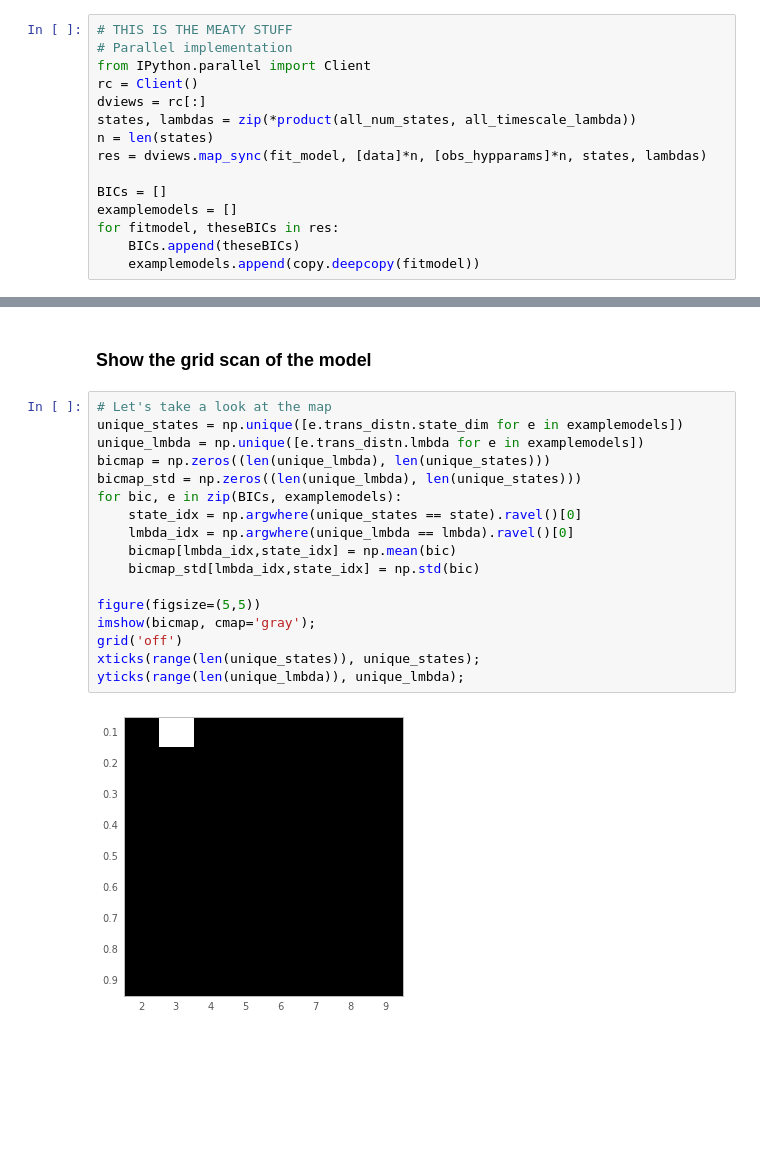
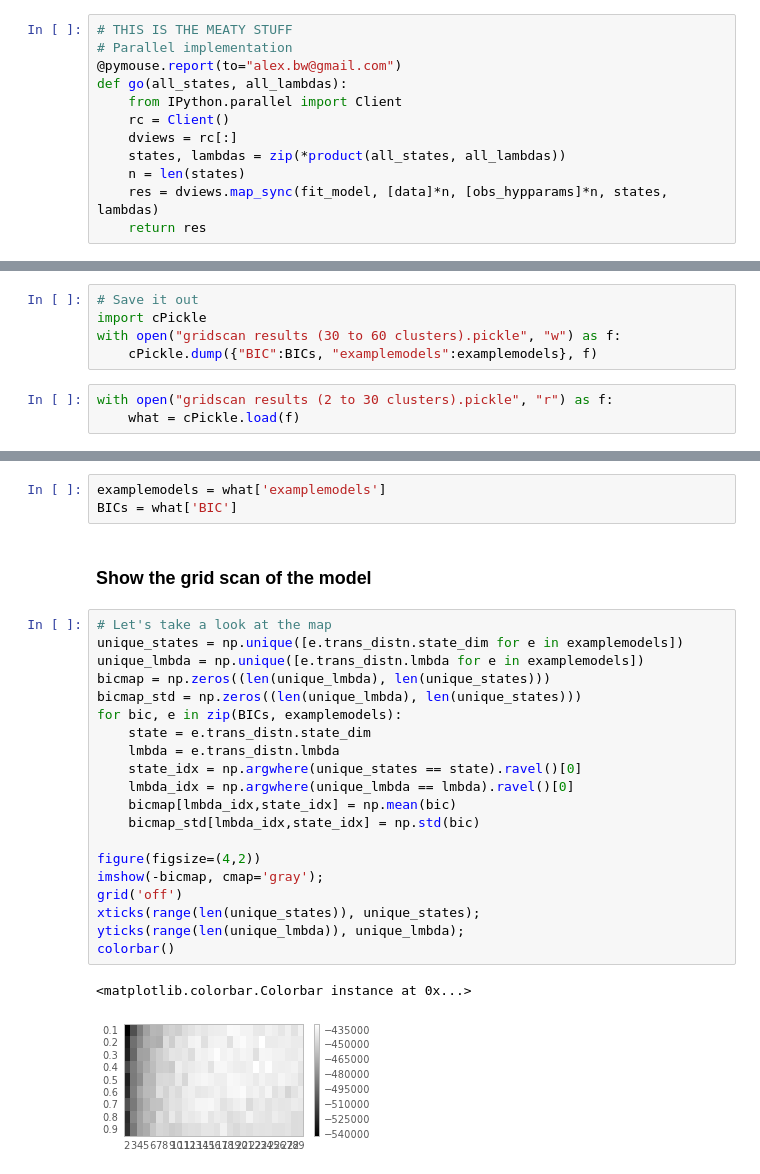
Before and after one commit to alexbw/pyhsmm, a Jupyter notebook: notebooks/Running EM BIC grid.ipynb, the cells around one changed output, grey strips where cells are left out. Drawn from its saved outputs; the diff is of its cells as text; blank space fills up the shorter version.

```diff
--- a/notebooks/Running EM BIC grid.ipynb
+++ b/notebooks/Running EM BIC grid.ipynb
@@ -155,15 +158,12 @@ num_EM_attempts = 5
 # %%
 # THIS IS THE MEATY STUFF
 # Parallel implementation
-from IPython.parallel import Client
-rc = Client()
-dviews = rc[:]
-states, lambdas = zip(*product(all_num_states, all_timescale_lambda))
-n = len(states)
-res = dviews.map_sync(fit_model, [data]*n, [obs_hypparams]*n, states, lambdas)
-
-BICs = []
-examplemodels = []
-for fitmodel, theseBICs in res:
-    BICs.append(theseBICs)
-    examplemodels.append(copy.deepcopy(fitmodel))
+@pymouse.report(to="alex.bw@gmail.com")
+def go(all_states, all_lambdas):
+    from IPython.parallel import Client
+    rc = Client()
+    dviews = rc[:]
+    states, lambdas = zip(*product(all_states, all_lambdas))
+    n = len(states)
+    res = dviews.map_sync(fit_model, [data]*n, [obs_hypparams]*n, states, lambdas)
+    return res
@@ -169,0 +183,8 @@ for fitmodel, theseBICs in res:
+# %%
+# Save it out
+import cPickle
+with open("gridscan results (30 to 60 clusters).pickle", "w") as f:
+    cPickle.dump({"BIC":BICs, "examplemodels":examplemodels}, f)
+# %%
+with open("gridscan results (2 to 30 clusters).pickle", "r") as f:
+    what = cPickle.load(f)
@@ -170,21 +195,28 @@ for fitmodel, theseBICs in res:
+# %%
+examplemodels = what['examplemodels']
+BICs = what['BIC']
 # %% [markdown]
 ### Show the grid scan of the model
 # %%
 # Let's take a look at the map
 unique_states = np.unique([e.trans_distn.state_dim for e in examplemodels])
 unique_lmbda = np.unique([e.trans_distn.lmbda for e in examplemodels])
 bicmap = np.zeros((len(unique_lmbda), len(unique_states)))
 bicmap_std = np.zeros((len(unique_lmbda), len(unique_states)))
 for bic, e in zip(BICs, examplemodels):
+    state = e.trans_distn.state_dim
+    lmbda = e.trans_distn.lmbda
     state_idx = np.argwhere(unique_states == state).ravel()[0]
     lmbda_idx = np.argwhere(unique_lmbda == lmbda).ravel()[0]
     bicmap[lmbda_idx,state_idx] = np.mean(bic)
     bicmap_std[lmbda_idx,state_idx] = np.std(bic)
 
-figure(figsize=(5,5))
-imshow(bicmap, cmap='gray');
+figure(figsize=(4,2))
+imshow(-bicmap, cmap='gray');
 grid('off')
 xticks(range(len(unique_states)), unique_states);
 yticks(range(len(unique_lmbda)), unique_lmbda);
+colorbar()
 # %% [output]
+<matplotlib.colorbar.Colorbar instance at 0x...>
-[figure, old version]
+[figure, new version]
```
Also changed, not shown: parts of 19 cells of this notebook, 1 other file.
